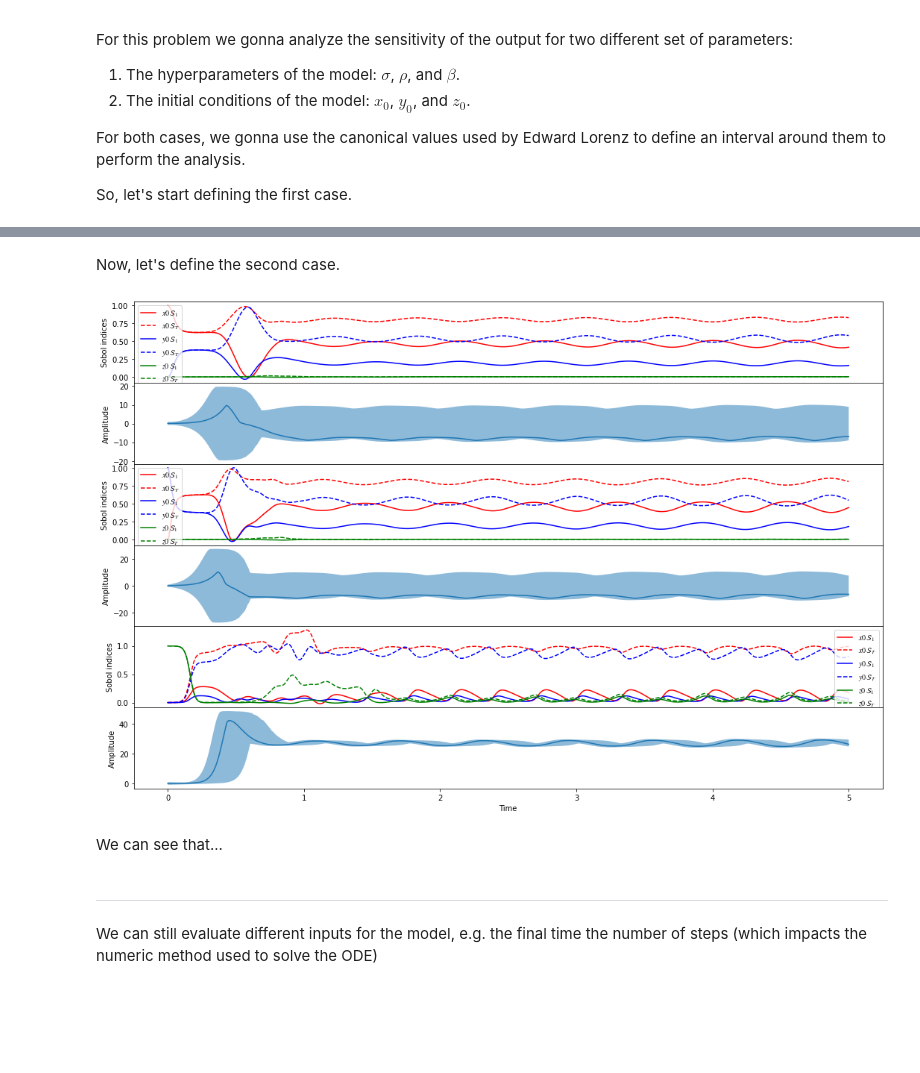
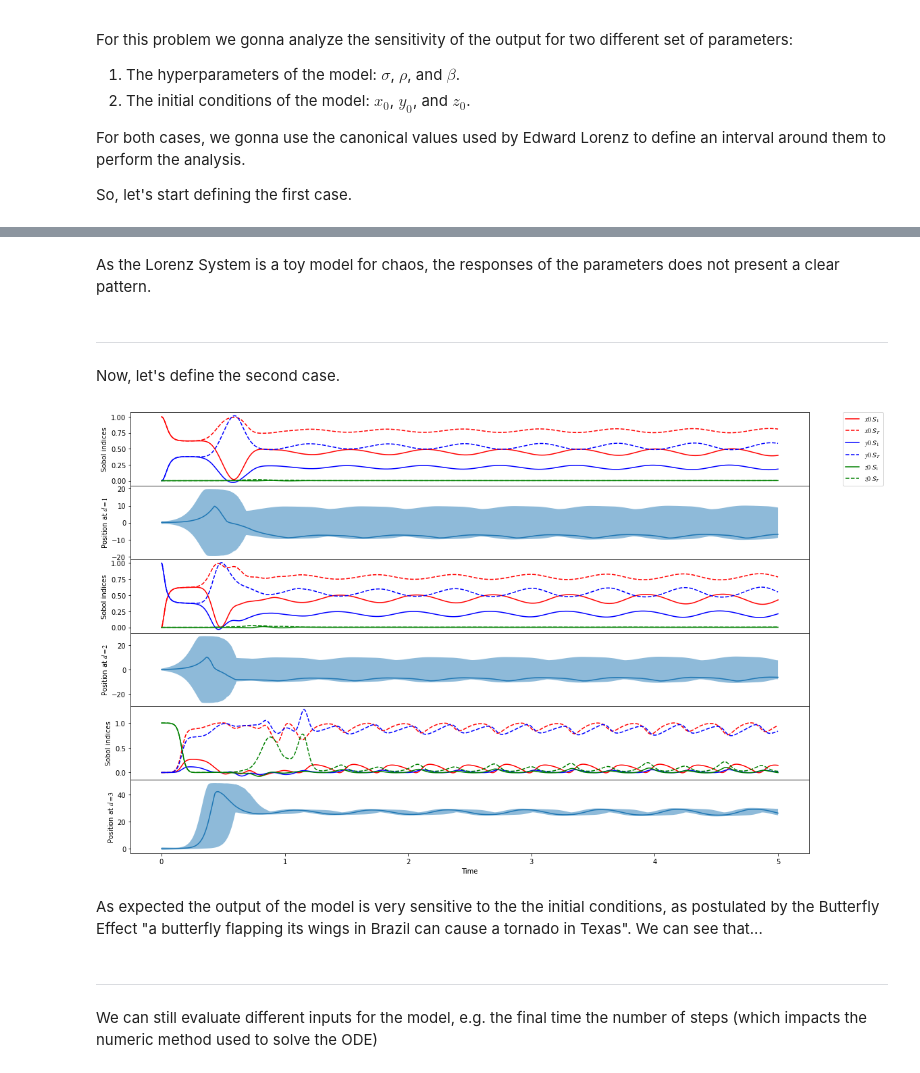
Before and after one commit to GBdeMiranda/UQ-SA_course, a Jupyter notebook: 0204-lorenz_system.ipynb, the cells around one changed output, grey strips where cells are left out. Saved outputs shown, nothing was run; the diff lists cells and outputs as text; code cells hidden in the pictures; blank space fills up the shorter version.

```diff
--- a/0204-lorenz_system.ipynb
+++ b/0204-lorenz_system.ipynb
@@ -137,7 +137,6 @@ for dim in range(3):
         ax[2*dim].plot(t, S1s[:,dim,i], label=rf'${latex_symbols[key]}\, \mathcal{{S}}_1$', color=colors[i])
         ax[2*dim].plot(t, STs[:,dim,i], '--', label=rf'${latex_symbols[key]}\, \mathcal{{S}}_T$', color=colors[i])
     ax[2*dim].set_ylabel('Sobol indices')
-    ax[2*dim].legend()
 
     median = np.median(   evaluations[:,:,dim], axis=0)
     upper = np.percentile(evaluations[:,:,dim], 95, axis=0)
@@ -147,6 +146,7 @@ for dim in range(3):
     ax[2*dim+1].set_xlabel('Time')
     ax[2*dim+1].set_ylabel(f'Position at $d={dim+1}$')
 
+ax[0].legend(bbox_to_anchor=(1.05, 1), loc='upper left', borderaxespad=0.)
 plt.subplots_adjust(wspace=0, hspace=0)
 plt.show()
 # %% [output]
@@ -154,4 +154,8 @@ plt.show()
+# %% [markdown]
+As the Lorenz System is a toy model for chaos, the responses of the parameters does not present a clear pattern.
 # %% [markdown]
+___
+
 Now, let's define the second case.
 # %%
 def wrapped_lorenz_initial_point(rv_xyz, hyperparams=[10, 28, 8/3], t_span=(0, 10), n_steps=1_000):
@@ -168,7 +172,7 @@ def wrapped_lorenz_initial_point(rv_xyz, hyperparams=[10, 28, 8/3], t_span=(0, 1
 # %%
 hyperparams = [10, 28, 8/3]
 t_span = (0, 5)
-n_steps = 5_000
+n_steps = 3_000
 
 problem_init = {
     'num_vars': 3,
@@ -190,33 +194,34 @@ evaluations = sp_init.results
 # %%
 t = np.linspace(t_span[0], t_span[1], n_steps)
 
 # reshape back to (n_samples, n_steps, n_dim)
 evaluations = evaluations.reshape((-1, t.shape[0], 3))
 S1s = S1s.reshape((t.shape[0], 3, 3))
 STs = STs.reshape((t.shape[0], 3, 3))
 
 fig, ax = plt.subplots(6, 1, sharex=True, figsize=(18, 12))
 for dim in range(3):
     for i, key in enumerate(problem_init['names']):
         ax[2*dim].plot(t, S1s[:,dim,i], label=rf'${key}\, \mathcal{{S}}_1$', color=colors[i])
         ax[2*dim].plot(t, STs[:,dim,i], '--', label=rf'${key}\, \mathcal{{S}}_T$', color=colors[i])
     ax[2*dim].set_ylabel('Sobol indices')
-    ax[2*dim].legend()
 
     median = np.median(   evaluations[:,:,dim], axis=0)
     upper = np.percentile(evaluations[:,:,dim], 95, axis=0)
     lower = np.percentile(evaluations[:,:,dim], 5, axis=0)
     ax[2*dim+1].plot(t, median, label='median')
     ax[2*dim+1].fill_between(t, lower, upper, alpha=0.5, label='95% confidence interval')
     ax[2*dim+1].set_xlabel('Time')
     ax[2*dim+1].set_ylabel(f'Position at $d={dim+1}$')
 
+ax[0].legend(bbox_to_anchor=(1.05, 1), loc='upper left', borderaxespad=0.)
 plt.subplots_adjust(wspace=0, hspace=0)
 plt.show()
 # %% [output]
-[figure, old version]
+[figure, new version]
-# %% [markdown]
-We can see that...
+# %% [markdown]
+As expected the output of the model is very sensitive to the the initial conditions, as postulated by the Butterfly Effect "a butterfly flapping its wings in Brazil can cause a tornado in Texas".
+We can see that...
 # %% [markdown]
 ___
 We can still evaluate different inputs for the model, e.g. the final time the number of steps (which impacts the numeric method used to solve the ODE)
```
Also changed, not shown: parts of 1 cell of this notebook, 1 other file.
